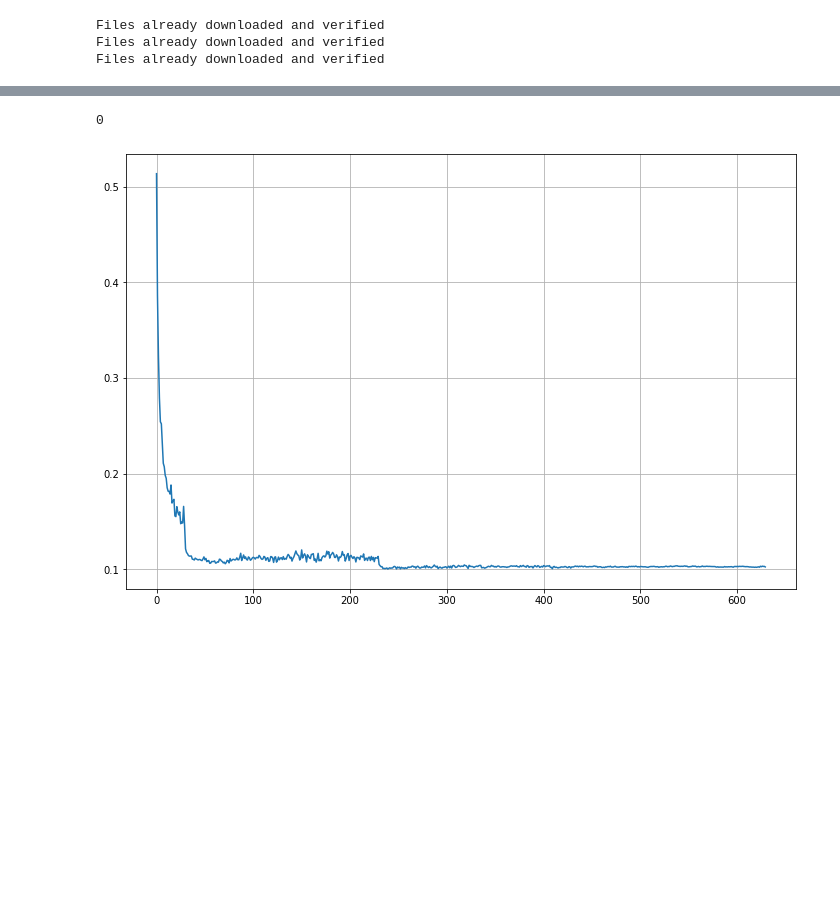
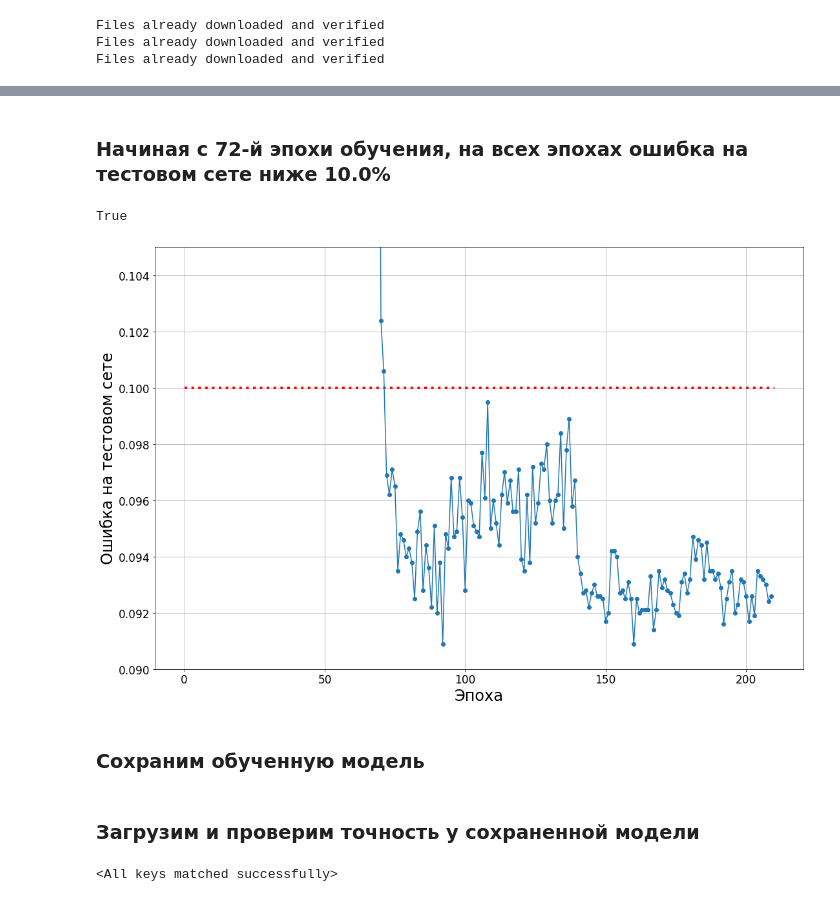
Before and after one commit to eteresh/resnet20_cifar10, a Jupyter notebook: baseline.ipynb, the cells around one changed output, grey strips where cells are left out. Saved outputs shown, nothing was run; the diff lists cells and outputs as text; code cells hidden in the pictures; blank space fills up the shorter version.

```diff
--- a/baseline.ipynb
+++ b/baseline.ipynb
@@ -85,10 +85,14 @@ Populating the interactive namespace from numpy and matplotlib
-# %%
-(np.array(test_accuracies) > 0.9).sum()
-# %% [output]
-0
-# %%
-plt.figure(figsize=(12,8))
-plt.plot(1 - np.array(test_accuracies))
-plt.grid()
-# %% [output]
-[figure, removed]
+# %% [markdown]
+### Начиная с 72-й эпохи обучения, на всех эпохах ошибка на тестовом сете ниже 10.0%
+# %%
+import numpy as np
+all(np.array(test_accuracies)[72:] > 0.90)
+# %% [output]
+True
+# %%
+fig, ax = plt.subplots()
+plot_error_history(ax, test_accuracies, ymin=0.09, ymax=0.105)
+# %% [output]
+[figure, added]
+# %% [markdown]
+### Сохраним обученную модель
@@ -94,0 +101,2 @@ plt.grid()
+# %% [markdown]
+### Загрузим и проверим точность у сохраненной модели
@@ -94,0 +106,5 @@ plt.grid()
+# %%
+saved_model = ResNet20()
+saved_model.load_state_dict(torch.load('./res_net_20.model'))
+# %% [output]
+<All keys matched successfully>
```
Also changed, not shown: parts of 25 cells of this notebook, 4 other files.
